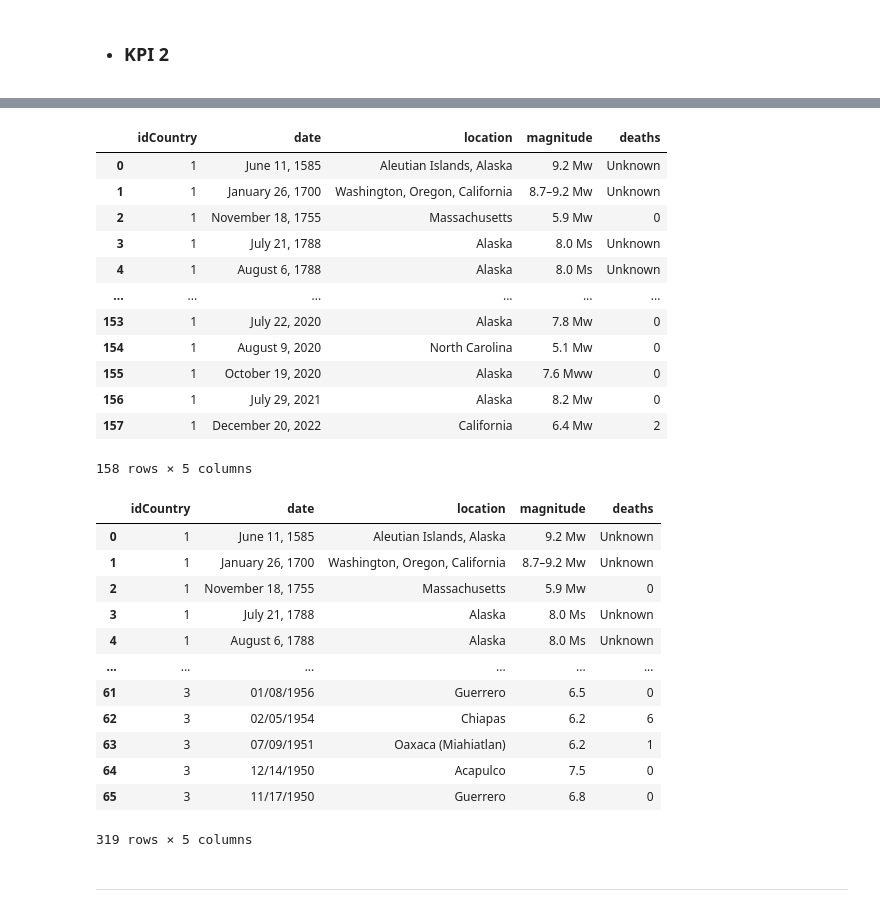
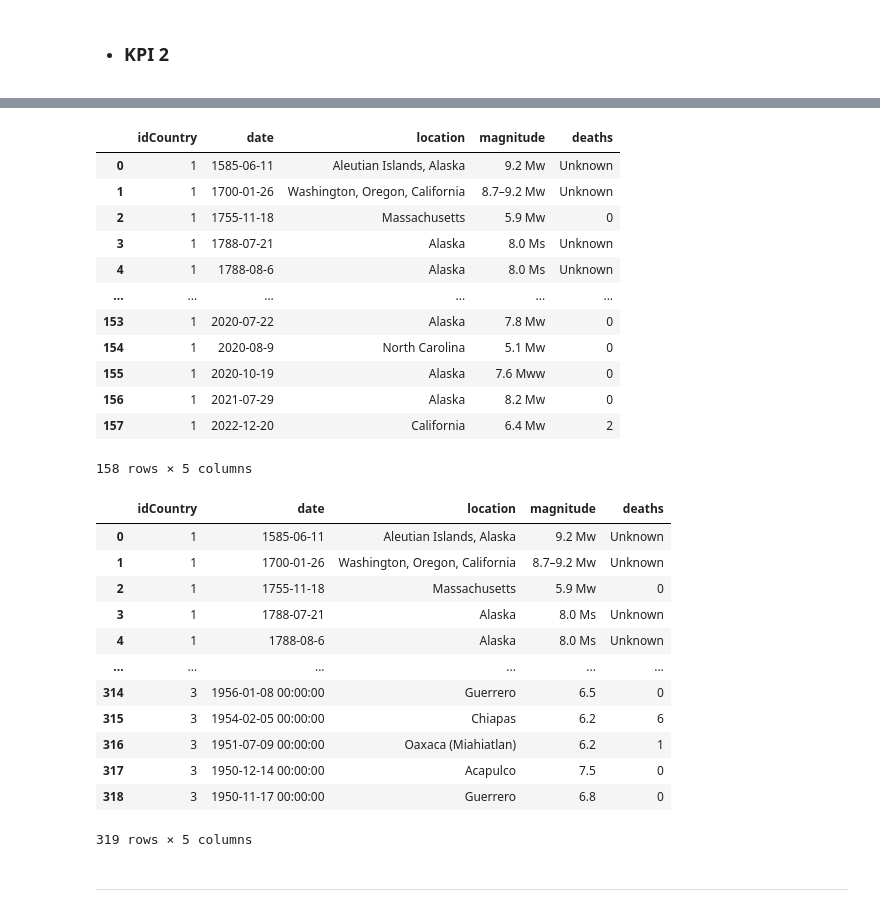
Before and after one commit to ReneRamosTrvn/alertas_sismicas, a Jupyter notebook: ETL.ipynb, the cells around one changed output, grey strips where cells are left out. Drawn from its saved outputs; the diff is of its cells as text; code cells hidden in the pictures.

```diff
--- a/ETL.ipynb
+++ b/ETL.ipynb
@@ -279,7 +317,5 @@ df_mexico.to_json("México.json")
 # %%
 # Mexico
-import pandas as pd
-from bs4 import BeautifulSoup
 
 url = 'https://www.worlddata.info/america/mexico/earthquakes.php'
 response = requests.get(url)
@@ -304,8 +340,12 @@ df_mex = pd.DataFrame(data_mex, columns=["date", "location", "depth", "magnitude
 
 # Colocamos el id de Mexico = 2
 df_mex["idCountry"] = 3
+# Colocamos correcto tipo en date
+df_mex['date'] = pd.to_datetime(df_mex['date'], format='%m/%d/%Y')
+
 # Reordenamos
 df_mex = df_mex[["idCountry","date","location","magnitude","deaths"]]
+
 df_mex
 # %% [output]
 |  | idCountry | date | location | magnitude | deaths |
@@ -323,9 +363,6 @@ df_mex
 66 rows × 5 columns
 # %%
 # Japon
-import requests
-from bs4 import BeautifulSoup
-
 
 url = 'https://en.wikipedia.org/wiki/List_of_earthquakes_in_Japan'
 response = requests.get(url)
@@ -347,7 +384,14 @@ for row in rows[1:]: # Saltamos la primera fila que contiene los encabezados de
 df_jap = pd.DataFrame(data_jap, columns=["date", "magnitude", "deaths", "location"])
 # Mostrar el dataframe
 df_jap["idCountry"] = 2
-df_jap[["idCountry","date","location","magnitude","deaths"]]
+
+# Aplicamos la función a la columna date y creamos una nueva columna "clean_date"
+df_jap['date'] = df_jap['date'].apply(clean_date)
+df_jap["date"].replace("",None,inplace=True)
+# Reordenamos
+df_jap = df_jap[["idCountry","date","location","magnitude","deaths"]]
+
+# Observamos
 df_jap
 # %% [output]
 |  | idCountry | date | location | magnitude | deaths |
@@ -365,9 +409,6 @@ df_jap
 95 rows × 5 columns
 # %%
 # USA
-import requests
-from bs4 import BeautifulSoup
-
 
 url = 'https://en.wikipedia.org/wiki/List_of_earthquakes_in_the_United_States'
 response = requests.get(url)
@@ -390,37 +431,44 @@ for row in rows[1:159]:
 df_usa = pd.DataFrame(data_usa, columns=["date", "location", "magnitude", "deaths"])
 # Mostrar el dataframe
 df_usa["idCountry"] = 1
+# Aplicamos la función a la columna date y creamos una nueva columna "clean_date"
+df_usa['date'] = df_usa['date'].apply(clean_date)
+# Reordenamos
 df_usa = df_usa[["idCountry","date","location","magnitude","deaths"]]
+
 df_usa
 # %% [output]
 |  | idCountry | date | location | magnitude | deaths |
-| 0 | 1 | June 11, 1585 | Aleutian Islands, Alaska | 9.2 Mw | Unknown |
-| 1 | 1 | January 26, 1700 | Washington, Oregon, California | 8.7–9.2 Mw | Unknown |
-| 2 | 1 | November 18, 1755 | Massachusetts | 5.9 Mw | 0 |
-| 3 | 1 | July 21, 1788 | Alaska | 8.0 Ms | Unknown |
-| 4 | 1 | August 6, 1788 | Alaska | 8.0 Ms | Unknown |
+| 0 | 1 | 1585-06-11 | Aleutian Islands, Alaska | 9.2 Mw | Unknown |
+| 1 | 1 | 1700-01-26 | Washington, Oregon, California | 8.7–9.2 Mw | Unknown |
+| 2 | 1 | 1755-11-18 | Massachusetts | 5.9 Mw | 0 |
+| 3 | 1 | 1788-07-21 | Alaska | 8.0 Ms | Unknown |
+| 4 | 1 | 1788-08-6 | Alaska | 8.0 Ms | Unknown |
 | ... | ... | ... | ... | ... | ... |
-| 153 | 1 | July 22, 2020 | Alaska | 7.8 Mw | 0 |
-| 154 | 1 | August 9, 2020 | North Carolina | 5.1 Mw | 0 |
-| 155 | 1 | October 19, 2020 | Alaska | 7.6 Mww | 0 |
-| 156 | 1 | July 29, 2021 | Alaska | 8.2 Mw | 0 |
-| 157 | 1 | December 20, 2022 | California | 6.4 Mw | 2 |
+| 153 | 1 | 2020-07-22 | Alaska | 7.8 Mw | 0 |
+| 154 | 1 | 2020-08-9 | North Carolina | 5.1 Mw | 0 |
+| 155 | 1 | 2020-10-19 | Alaska | 7.6 Mww | 0 |
+| 156 | 1 | 2021-07-29 | Alaska | 8.2 Mw | 0 |
+| 157 | 1 | 2022-12-20 | California | 6.4 Mw | 2 |
 158 rows × 5 columns
 # %%
 # Combinamos los 3 Dataframes para crear una tabla única de fatalidades
-df_fatalidades = pd.concat([df_usa, df_jap, df_mex])
+df_fatalidades = pd.concat([df_usa, df_jap, df_mex]).reset_index()
+# Eliminamos el índice
+df_fatalidades.pop("index")
+# Observamos
 df_fatalidades
 # %% [output]
 |  | idCountry | date | location | magnitude | deaths |
-| 0 | 1 | June 11, 1585 | Aleutian Islands, Alaska | 9.2 Mw | Unknown |
-| 1 | 1 | January 26, 1700 | Washington, Oregon, California | 8.7–9.2 Mw | Unknown |
-| 2 | 1 | November 18, 1755 | Massachusetts | 5.9 Mw | 0 |
-| 3 | 1 | July 21, 1788 | Alaska | 8.0 Ms | Unknown |
-| 4 | 1 | August 6, 1788 | Alaska | 8.0 Ms | Unknown |
+| 0 | 1 | 1585-06-11 | Aleutian Islands, Alaska | 9.2 Mw | Unknown |
+| 1 | 1 | 1700-01-26 | Washington, Oregon, California | 8.7–9.2 Mw | Unknown |
+| 2 | 1 | 1755-11-18 | Massachusetts | 5.9 Mw | 0 |
+| 3 | 1 | 1788-07-21 | Alaska | 8.0 Ms | Unknown |
+| 4 | 1 | 1788-08-6 | Alaska | 8.0 Ms | Unknown |
 | ... | ... | ... | ... | ... | ... |
-| 61 | 3 | 01/08/1956 | Guerrero | 6.5 | 0 |
-| 62 | 3 | 02/05/1954 | Chiapas | 6.2 | 6 |
-| 63 | 3 | 07/09/1951 | Oaxaca (Miahiatlan) | 6.2 | 1 |
-| 64 | 3 | 12/14/1950 | Acapulco | 7.5 | 0 |
-| 65 | 3 | 11/17/1950 | Guerrero | 6.8 | 0 |
+| 314 | 3 | 1956-01-08 00:00:00 | Guerrero | 6.5 | 0 |
+| 315 | 3 | 1954-02-05 00:00:00 | Chiapas | 6.2 | 6 |
+| 316 | 3 | 1951-07-09 00:00:00 | Oaxaca (Miahiatlan) | 6.2 | 1 |
+| 317 | 3 | 1950-12-14 00:00:00 | Acapulco | 7.5 | 0 |
+| 318 | 3 | 1950-11-17 00:00:00 | Guerrero | 6.8 | 0 |
 319 rows × 5 columns
```
Also changed, not shown: parts of 6 cells of this notebook, 2 other files.
